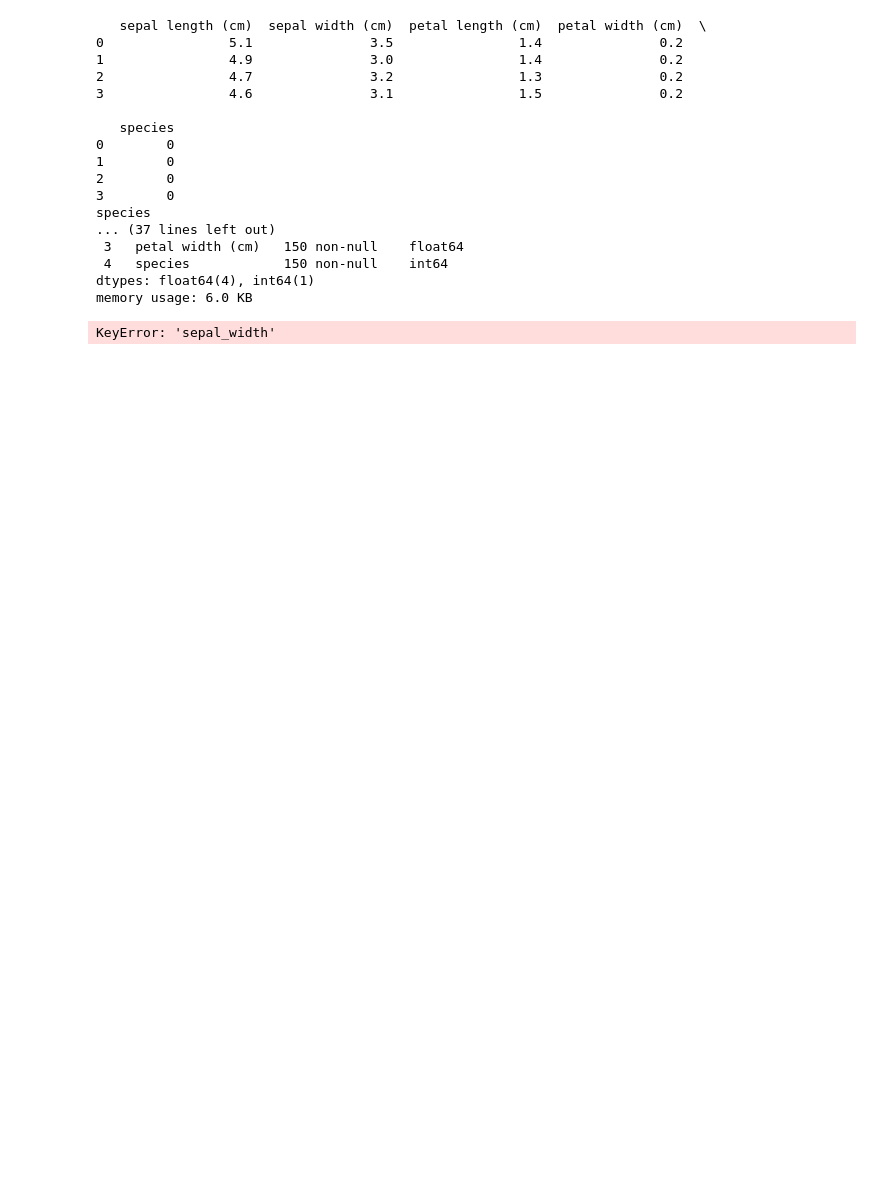
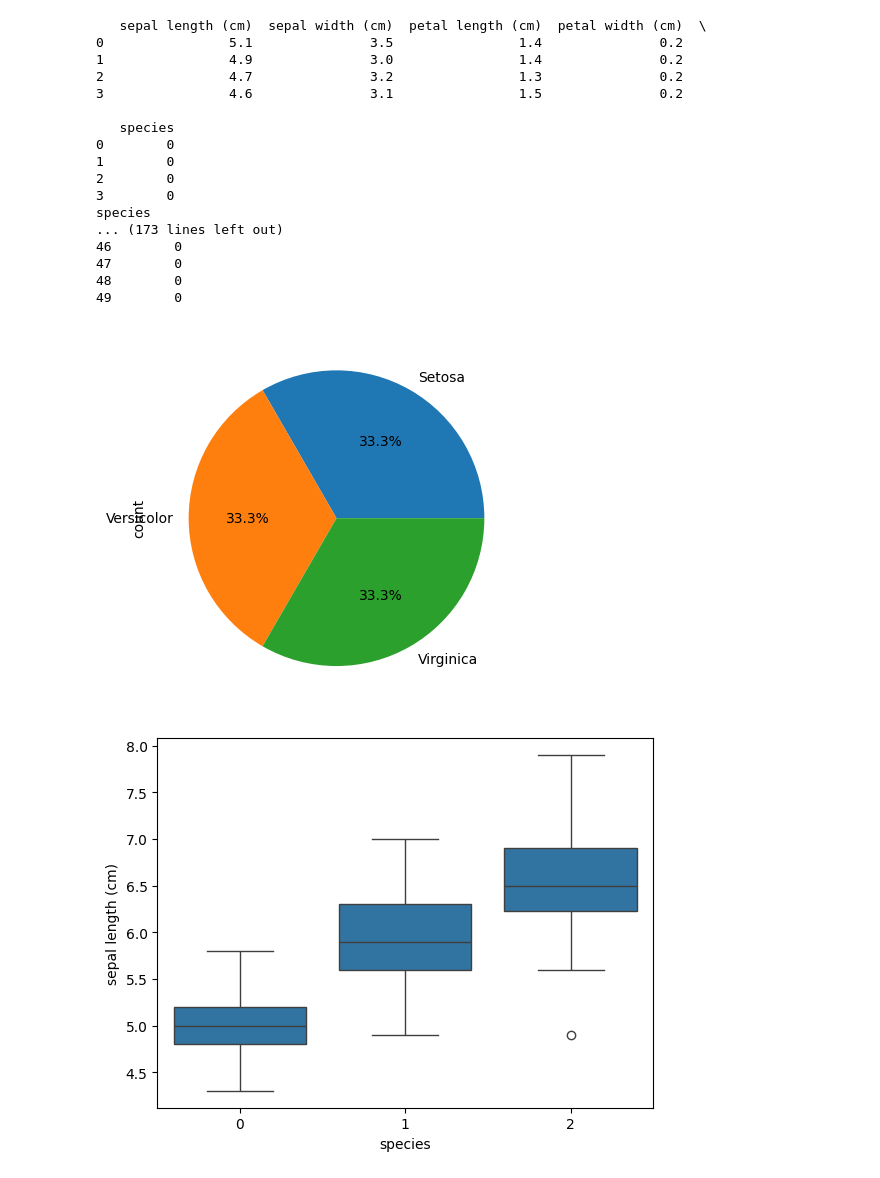
Before and after one commit to Freesoul-tech/Louis-Mahobe, a Jupyter notebook: Untitled14.ipynb, the cells around one changed output. Cells and saved outputs as stored; diff of their text form; code cells hidden in the pictures; blank space fills up the shorter version.

```diff
--- a/Untitled14.ipynb
+++ b/Untitled14.ipynb
@@ -20,44 +20,46 @@ print(df.isnull().sum())
 print(df.describe())
 df.info()
 
-# Extract Data Examples
-print(df['sepal_width'])
-print(df.loc[:, 'sepal_width'])
-print(df.loc[50:99, ['petal_length', 'petal_width']])
-print(df[df['petal_width'] == 0.2])
+print(df['sepal width (cm)'])
+
+print(df.loc[:, 'sepal width (cm)'])
+print(df.loc[50:99, ['petal length (cm)', 'petal width (cm)']])
+print(df[df['petal width (cm)'] == 0.2])
+
 
 # Visualization
 df['species'].value_counts().plot.pie(labels=['Setosa', 'Versicolor', 'Virginica'], autopct='%1.1f%%')
 plt.show()
 
-sns.boxplot(x='species', y='sepal_length', data=df)
+sns.boxplot(x='species', y='sepal length (cm)', data=df)
 plt.show()
 
-sns.violinplot(x='species', y='sepal_length', data=df)
+sns.violinplot(x='species', y='sepal length (cm)', data=df)
 plt.show()
 
 sns.pairplot(df, hue='species')
 plt.show()
 
 corr_matrix = df.iloc[:, :-1].corr()
 sns.heatmap(corr_matrix, annot=True, cmap='coolwarm')
 plt.show()
 # %% [output]
    sepal length (cm)  sepal width (cm)  petal length (cm)  petal width (cm)  \
 0                5.1               3.5                1.4               0.2
 1                4.9               3.0                1.4               0.2
 2                4.7               3.2                1.3               0.2
 3                4.6               3.1                1.5               0.2
 
    species
 0        0
 1        0
 2        0
 3        0
 species
-... (37 lines left out)
- 3   petal width (cm)   150 non-null    float64
- 4   species            150 non-null    int64
-dtypes: float64(4), int64(1)
-memory usage: 6.0 KB
+... (173 lines left out)
+46        0
+47        0
+48        0
+49        0
-KeyError: 'sepal_width'
+[figure, added]
+[figure, added]
```
Also changed, not shown: parts of 1 cell of this notebook.
